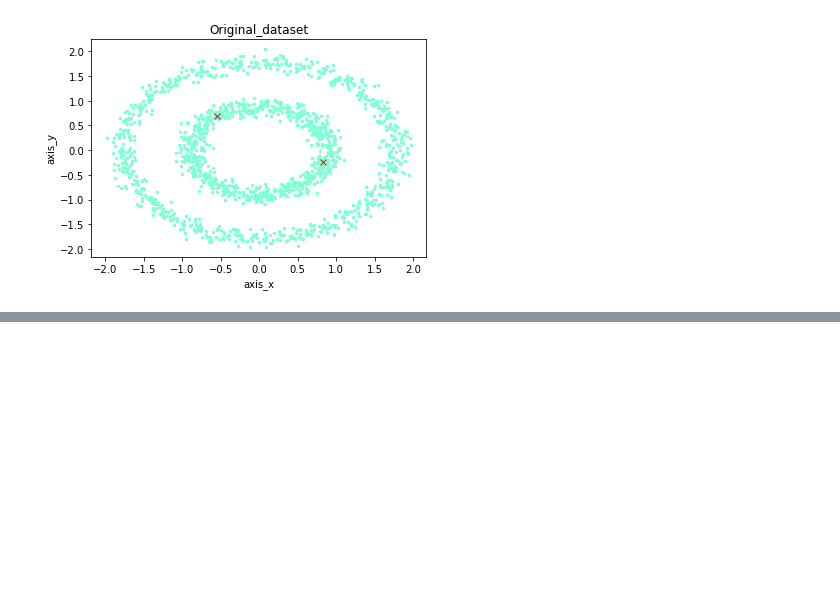
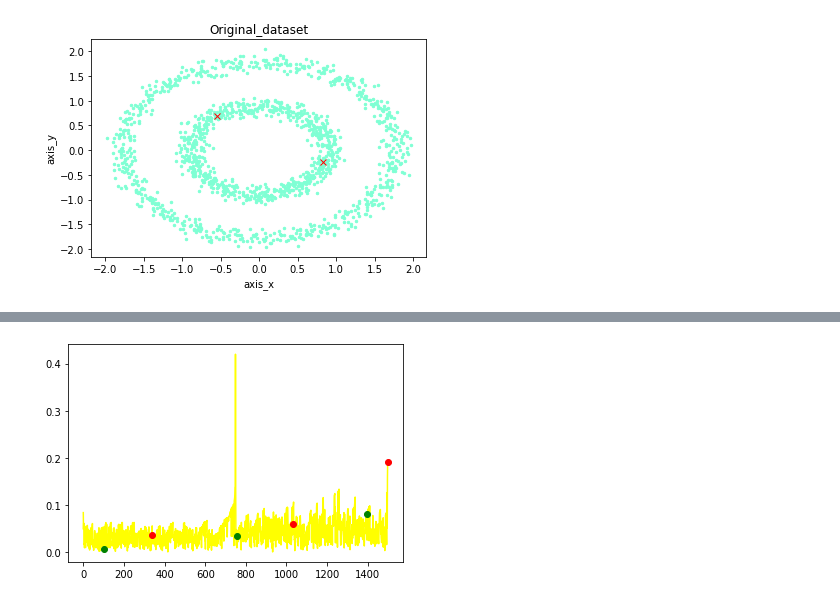
Before and after one commit to Thea-Hsu/EILS, a Jupyter notebook: cfsdp_demo.ipynb, the cells around one changed output, grey strips where cells are left out. Cells and saved outputs as stored; diff of their text form; code cells hidden in the pictures; blank space fills up the shorter version.

```diff
--- a/cfsdp_demo.ipynb
+++ b/cfsdp_demo.ipynb
@@ -86,0 +101,4 @@ cfs.plot_centroid(X[0], index)
+# %%
+minima, maxima = ut.findMin(orderedL['minR'].values, 100)
+# %% [output]
+[figure, added]
```
Also changed, not shown: parts of 15 cells of this notebook, 4 other files.
